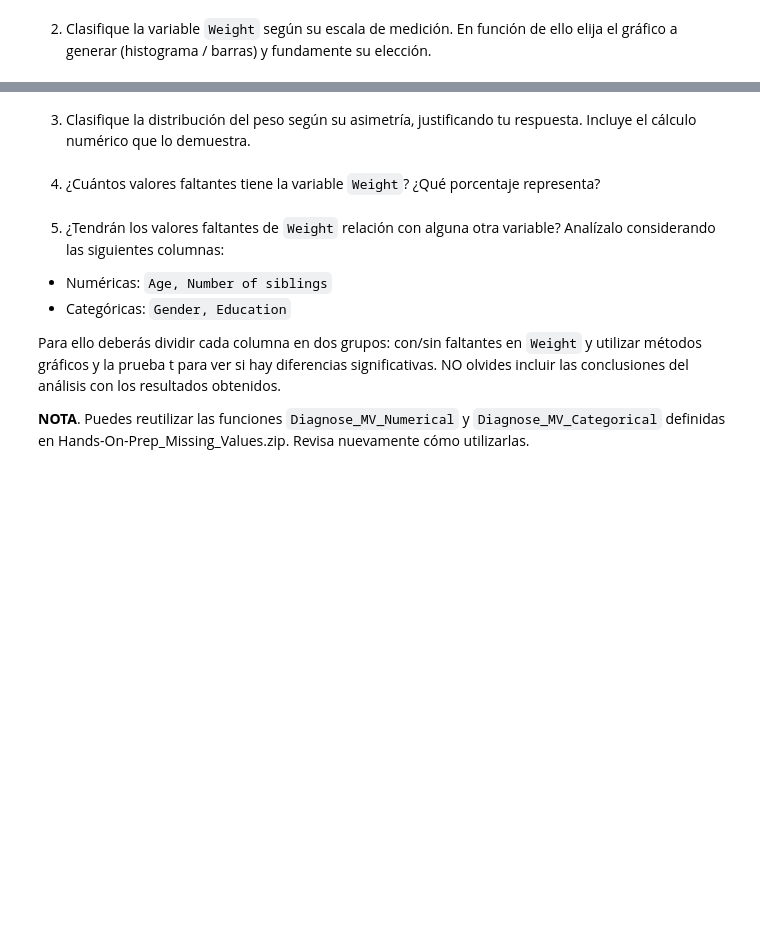
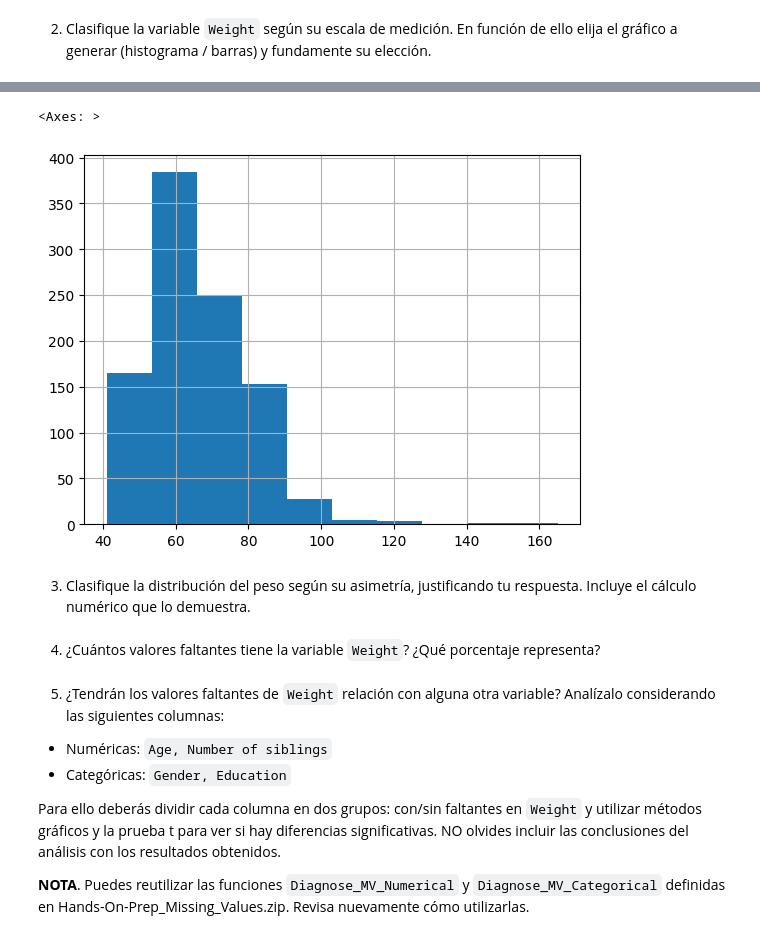
Before and after one commit to CarlosRochaCx/MNA, a Jupyter notebook: Actividad5Preprocesamiento.ipynb, the cells around one changed output, grey strips where cells are left out. Cells and saved outputs as stored; diff of their text form; code cells hidden in the pictures; blank space fills up the shorter version.

```diff
--- a/Actividad5Preprocesamiento.ipynb
+++ b/Actividad5Preprocesamiento.ipynb
@@ -83,3 +111,8 @@ response_df.describe(include='object')
+# %%
+response_df['Weight'].hist()
+# %% [output]
+<Axes: >
+[figure, added]
 # %% [markdown]
 3. Clasifique la distribución del peso según su asimetría, justificando tu respuesta. Incluye el cálculo numérico que lo demuestra.
 # %% [markdown]
```
Also changed, not shown: parts of 3 cells of this notebook.
